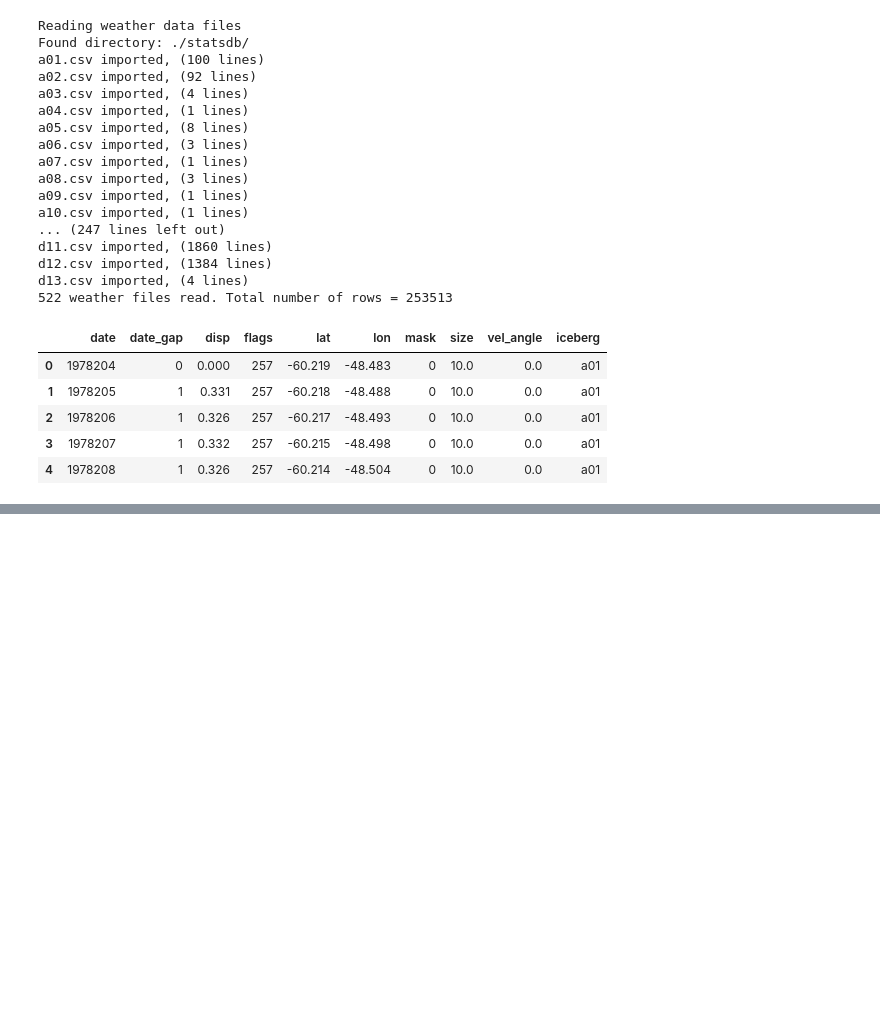
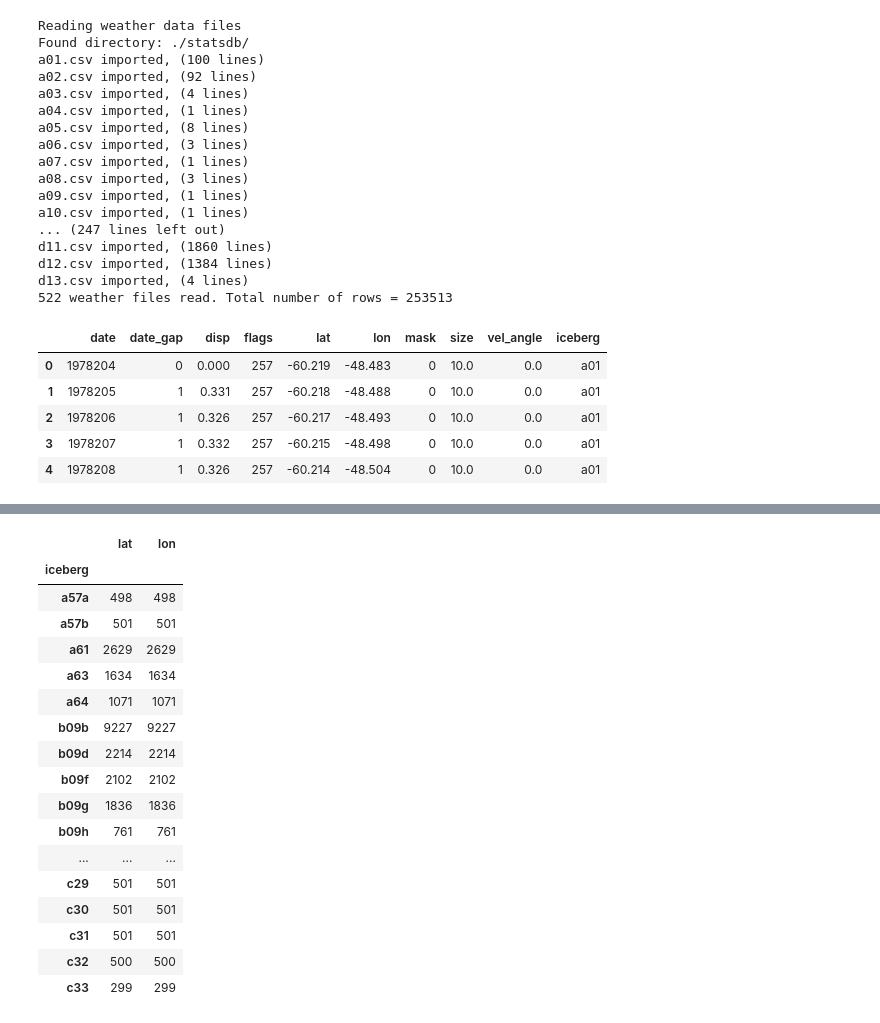
Before and after one commit to codeybear/Icebergs, a Jupyter notebook: Iceberg Tracks.ipynb, the cells around one changed output, grey strips where cells are left out. Drawn from its saved outputs; the diff is of its cells as text; code cells hidden in the pictures; blank space fills up the shorter version.

```diff
--- a/Iceberg Tracks.ipynb
+++ b/Iceberg Tracks.ipynb
@@ -80,0 +122,21 @@ Clipping input data to the valid range for imshow with RGB data ([0..1] for floa
+# %%
+dfCurrent.groupby('iceberg')['lat', 'lon'].count()
+# %% [output]
+|  | lat | lon |
+| iceberg |  |  |
+| a57a | 498 | 498 |
+| a57b | 501 | 501 |
+| a61 | 2629 | 2629 |
+| a63 | 1634 | 1634 |
+| a64 | 1071 | 1071 |
+| b09b | 9227 | 9227 |
+| b09d | 2214 | 2214 |
+| b09f | 2102 | 2102 |
+| b09g | 1836 | 1836 |
+| b09h | 761 | 761 |
+| ... | ... | ... |
+| c29 | 501 | 501 |
+| c30 | 501 | 501 |
+| c31 | 501 | 501 |
+| c32 | 500 | 500 |
+| c33 | 299 | 299 |
```
Also changed, not shown: parts of 7 cells of this notebook, 3 other files.
